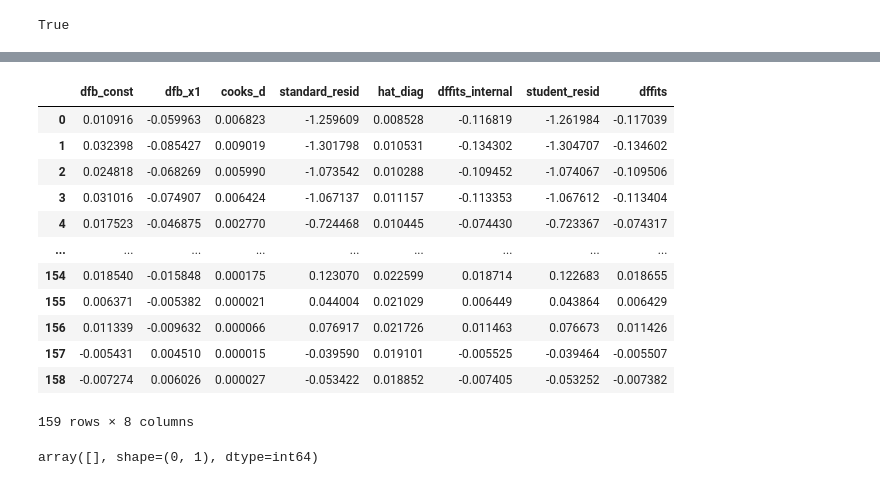
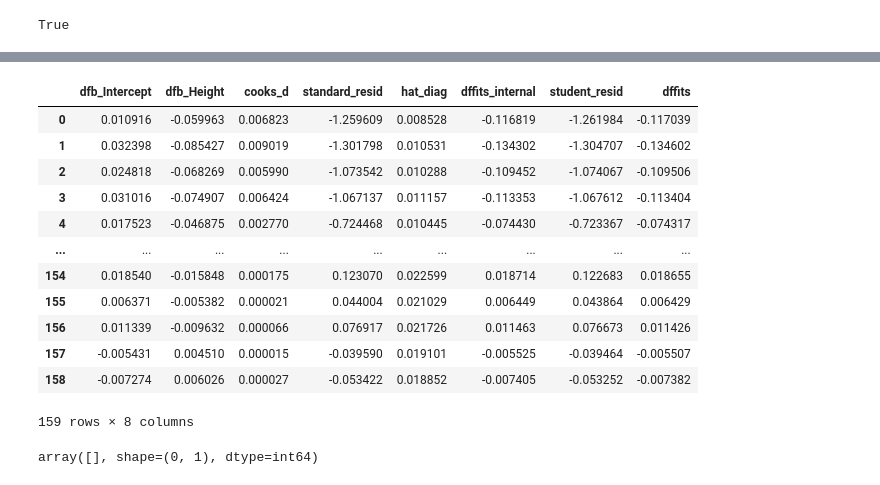
Before and after one commit to datakolektiv/DSS_IntroMLPython, a Jupyter notebook: _week02/Linear_Regression.ipynb, the cells around one changed output, grey strips where cells are left out. Cells and saved outputs as stored; diff of their text form; code cells hidden in the pictures.

Commit message:
scipy no more, only statsmodels

```diff
--- a/_week02/Linear_Regression.ipynb
+++ b/_week02/Linear_Regression.ipynb
@@ -99,0 +102,4 @@ linear_model = stats.linregress(x=model_frame['Height'], y=model_frame['Weight']
+# %%
+# - fitting the linear model to the data
+linear_model = smf.ols(formula='Weight ~ Height', data=model_frame).fit()
+linear_model.summary()
@@ -331,11 +312,11 @@ Text(0.5, 1.0, 'Predicted vs Residual')
 [figure]
 # %%
-# - identifying the influental cases (using statsmodels)
-model_inf = sm_model.get_influence()
+# - identifying the influental cases
+model_inf = linear_model.get_influence()
 inf_frame = model_inf.summary_frame()
 inf_frame
 # %% [output]
-|  | dfb_const | dfb_x1 | cooks_d | standard_resid | hat_diag | dffits_internal | student_resid | dffits |
+|  | dfb_Intercept | dfb_Height | cooks_d | standard_resid | hat_diag | dffits_internal | student_resid | dffits |
 | 0 | 0.010916 | -0.059963 | 0.006823 | -1.259609 | 0.008528 | -0.116819 | -1.261984 | -0.117039 |
 | 1 | 0.032398 | -0.085427 | 0.009019 | -1.301798 | 0.010531 | -0.134302 | -1.304707 | -0.134602 |
 | 2 | 0.024818 | -0.068269 | 0.005990 | -1.073542 | 0.010288 | -0.109452 | -1.074067 | -0.109506 |
```
Also changed, not shown: parts of 26 cells of this notebook.
